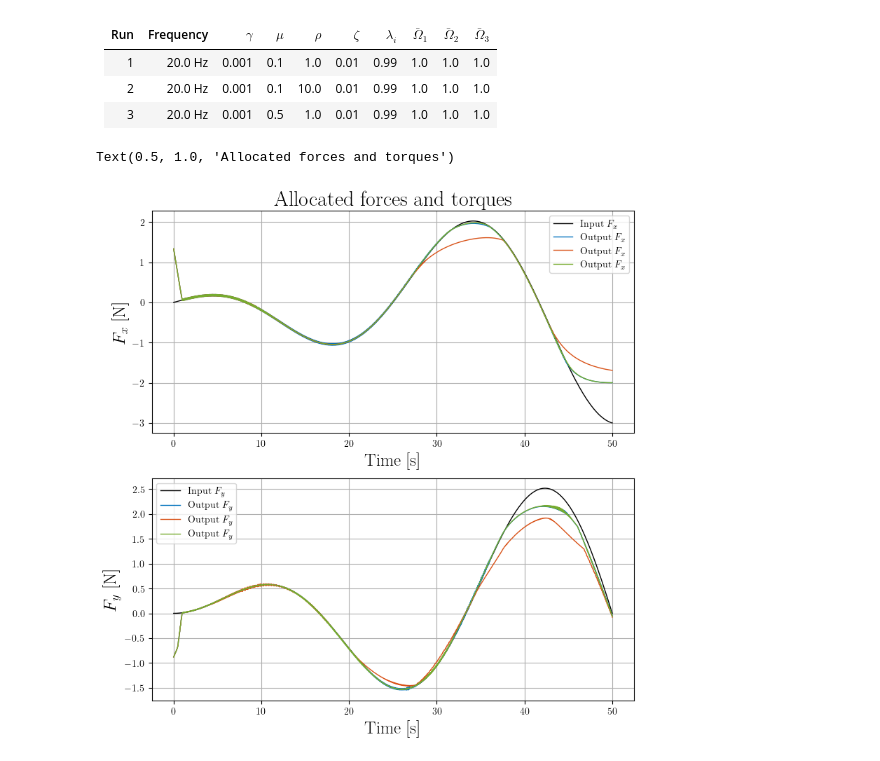
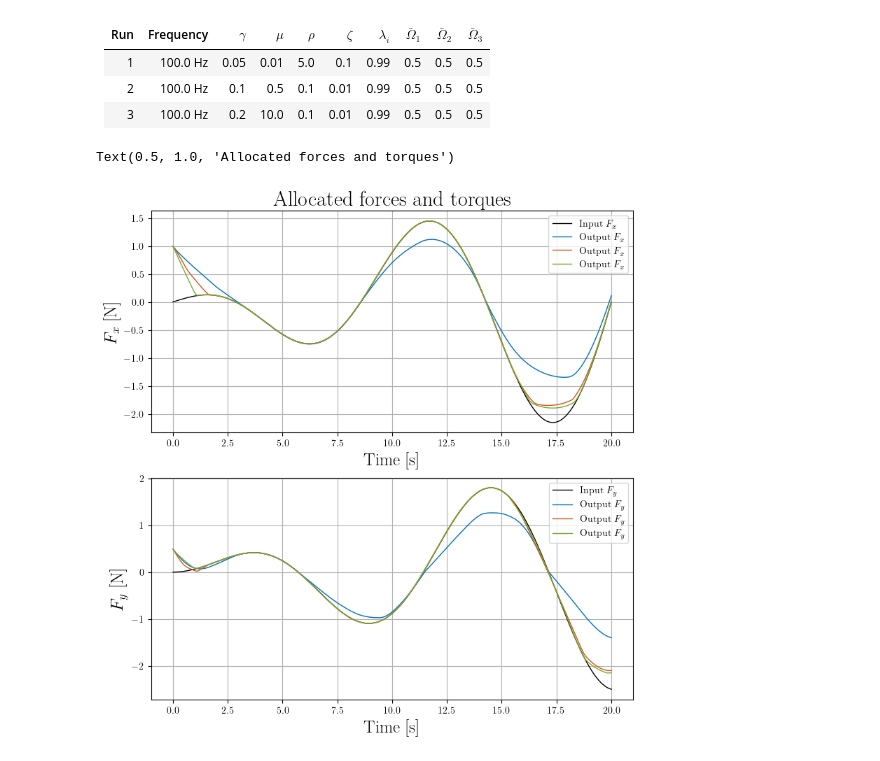
Before and after one commit to incebellipipo/skadipy, a Jupyter notebook: notebooks/020_compare_cbf_time_constant.ipynb, the cells around one changed output. Drawn from its saved outputs; the diff is of its cells as text; code cells hidden in the pictures.

```diff
--- a/notebooks/020_compare_cbf_time_constant.ipynb
+++ b/notebooks/020_compare_cbf_time_constant.ipynb
@@ -4,11 +4,11 @@ from pythonrc import *
 
 # %matplotlib qt
 # %%
-time_step = 1.0/20.0
+time_step = 1.0/100.0
 
 actuators = [tunnel, voithschneider_port, voithschneider_starboard]
 for actuator in actuators:
-    actuator.extra_attributes["rate_limit"] = 1.0
+    actuator.extra_attributes["rate_limit"] = 0.5
     # actuator.extra_attributes.pop("reference_angle", None)
 
 force_torque_components = [
@@ -18,10 +18,10 @@ force_torque_components = [
 ]
 
 allocators = []
-gamma = [1e-3, 1e-3, 1e-3]
-mu = [1e-1, 1e-1, 5e-1]
-rho = [1.0, 10.0, 1.0]
-zeta = [0.01, 0.01, 0.01]
+gamma = [0.05, 0.1, 0.2]
+mu = [0.01, 0.5, 10.0]
+rho = [5.0, 0.1, 0.1]
+zeta = [0.1, 0.01, 0.01]
 lambda_p = [0.99, 0.99, 0.99]
 
 table = dict_to_table({
@@ -40,17 +40,19 @@ display(Markdown(table))
 # %% [output]
 | Run | Frequency | $\gamma$ | $\mu$ | $\rho$ | $\zeta$ | $\lambda_i$ | $\bar{\Omega}_1$ | $\bar{\Omega}_2$ | $\bar{\Omega}_3$ |
 | --- | --- | --- | --- | --- | --- | --- | --- | --- | --- |
-| 1 | 20.0 Hz | 0.001 | 0.1 | 1.0 | 0.01 | 0.99 | 1.0 | 1.0 | 1.0 |
-| 2 | 20.0 Hz | 0.001 | 0.1 | 10.0 | 0.01 | 0.99 | 1.0 | 1.0 | 1.0 |
-| 3 | 20.0 Hz | 0.001 | 0.5 | 1.0 | 0.01 | 0.99 | 1.0 | 1.0 | 1.0 |
+| 1 | 100.0 Hz | 0.05 | 0.01 | 5.0 | 0.1 | 0.99 | 0.5 | 0.5 | 0.5 |
+| 2 | 100.0 Hz | 0.1 | 0.5 | 0.1 | 0.01 | 0.99 | 0.5 | 0.5 | 0.5 |
+| 3 | 100.0 Hz | 0.2 | 10.0 | 0.1 | 0.01 | 0.99 | 0.5 | 0.5 | 0.5 |
 # %%
 for g, m, r, l, z in zip(gamma, mu, rho, lambda_p, zeta):
 
     allocators.append(
         skadipy.allocator.reference_filters.MinimumMagnitudeAndAzimuth(
+        #skadipy.allocator.reference_filters.MinimumMagnitude(
             actuators=actuators,
             force_torque_components=force_torque_components,
-            control_barrier_function=skadipy.safety.ControlBarrierFunctionType.SUMSQUARE,
+            control_barrier_function=skadipy.safety.ControlBarrierFunctionType.ABSOLUTE,
+           #control_barrier_function=skadipy.safety.ControlBarrierFunctionType.SUMSQUARE,
             derivative=skadipy.toolbox.derivative.ExponentialSmoothing(r=0.1),
             gamma=g,
             mu=m,
@@ -62,29 +64,29 @@ for g, m, r, l, z in zip(gamma, mu, rho, lambda_p, zeta):
     )
 # %%
 data = generate_spiral_dataset(
-    num_points=1000,
-    num_turns=1.5,
-    k=3,
+    num_points=2000,
+    num_turns=1.75,
+    k=2.5,
 )
 
 tau_cmd = np.concatenate(
         (data, np.zeros((np.shape(data)[0], 4))),
         axis=1
 )
-d_tau_cmd = np.gradient(tau_cmd, axis=0) / time_step
-
+#d_tau_cmd = np.gradient(tau_cmd, axis=0) / time_step
+d_tau_cmd = None
 
 for allocator in allocators:
-    allocator._xi = np.array([[0.5, 0.7, -0.7, 0.7, -0.7]]).T
-    allocator._theta = np.array([[0.1, 0.1]]).T
+    allocator._xi = np.array([[0.5, 0.5, -0.0, 0.5, -0.0]]).T
+    allocator._theta = np.array([[-0.5, 0.5]]).T
 
 
 results = run_tests2(tau_cmd=tau_cmd, d_tau_cmd=d_tau_cmd, allocators=allocators)
 fig, ax = plot_histories(tau_cmd=tau_cmd, indices=[0, 1],tau_alloc=results.tau_desired_hist, dt=time_step)
 ax[0].set_title("Allocated forces and torques")
 # %% [output]
 Text(0.5, 1.0, 'Allocated forces and torques')
-[figure, old version]
+[figure, new version]
 # %%
 fig, ax = plot_2d_allocation(tau_cmd=tau_cmd, allocators=allocators, tau_hist=results.tau_desired_hist, dt=time_step)
 fig.tight_layout(rect=[0.0, 0.0, 1.0, 1.0])
```
Also changed, not shown: parts of 6 cells of this notebook, 18 other files.
